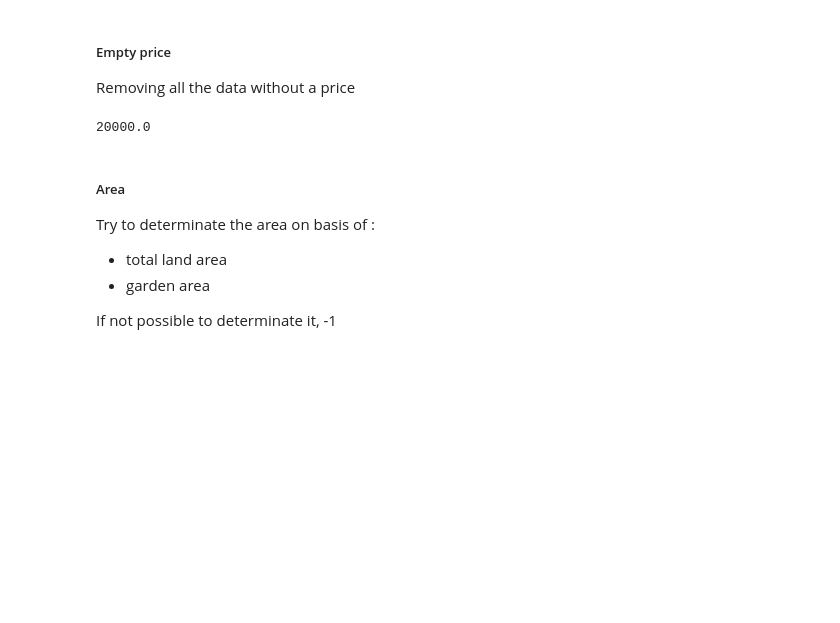
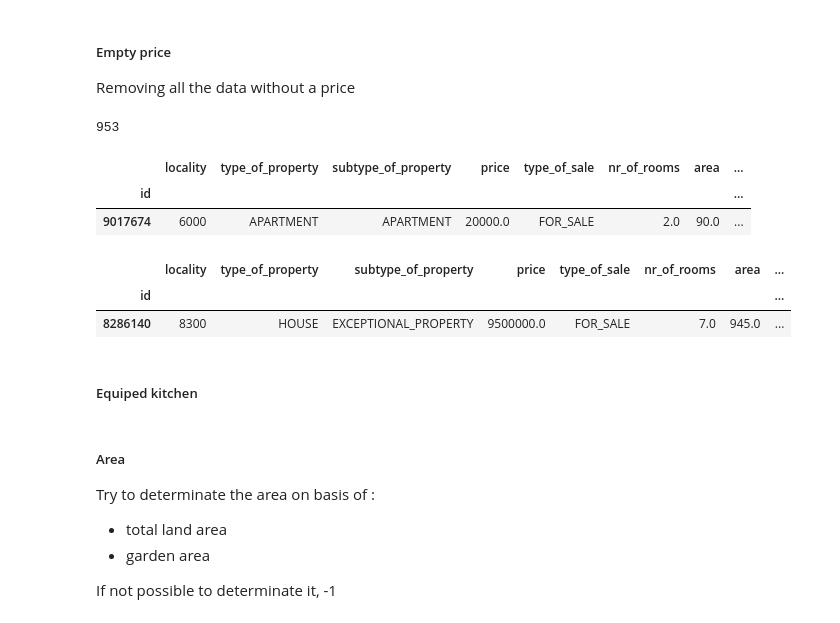
Before and after one commit to jcoumont/challenge-data-analysis, a Jupyter notebook: data_cleaning.ipynb, the cells around one changed output. Drawn from its saved outputs; the diff is of its cells as text; code cells hidden in the pictures; blank space fills up the shorter version.

Commit message:
UPD Data Cleaning

```diff
--- a/data_cleaning.ipynb
+++ b/data_cleaning.ipynb
@@ -79,19 +79,33 @@ data.head()
 # %% [markdown]
 ##### Price error
 # %%
-data = data[data['price'] != 1]
+data.loc[data['price'] == 1, 'price'] = np.nan
 # %% [markdown]
 ##### Area error
 # %%
-data.loc[data['area'] == 1, 'area'] = -1
+data.loc[data['area'] == 1, 'area'] = np.nan
 # %% [markdown]
 ### No empty values
 # %% [markdown]
 ##### Empty price
 Removing all the data without a price
+# %%
+data[data['price'].isna()].shape[0]
+# %% [output]
+953
 # %%
 data = data.dropna(subset=['price'])
 # %%
-data['price'].min()
+data[data['price'] == data['price'].min()]
 # %% [output]
-20000.0
+|  | locality | type_of_property | subtype_of_property | price | type_of_sale | nr_of_rooms | area | ... |
+| id |  |  |  |  |  |  |  | ... |
+| 9017674 | 6000 | APARTMENT | APARTMENT | 20000.0 | FOR_SALE | 2.0 | 90.0 | ... |
+# %%
+data[data['price'] == data['price'].max()]
+# %% [output]
+|  | locality | type_of_property | subtype_of_property | price | type_of_sale | nr_of_rooms | area | ... |
+| id |  |  |  |  |  |  |  | ... |
+| 8286140 | 8300 | HOUSE | EXCEPTIONAL_PROPERTY | 9500000.0 | FOR_SALE | 7.0 | 945.0 | ... |
+# %% [markdown]
+##### Equiped kitchen
```
Also changed, not shown: parts of 14 cells of this notebook, 1 other file.
